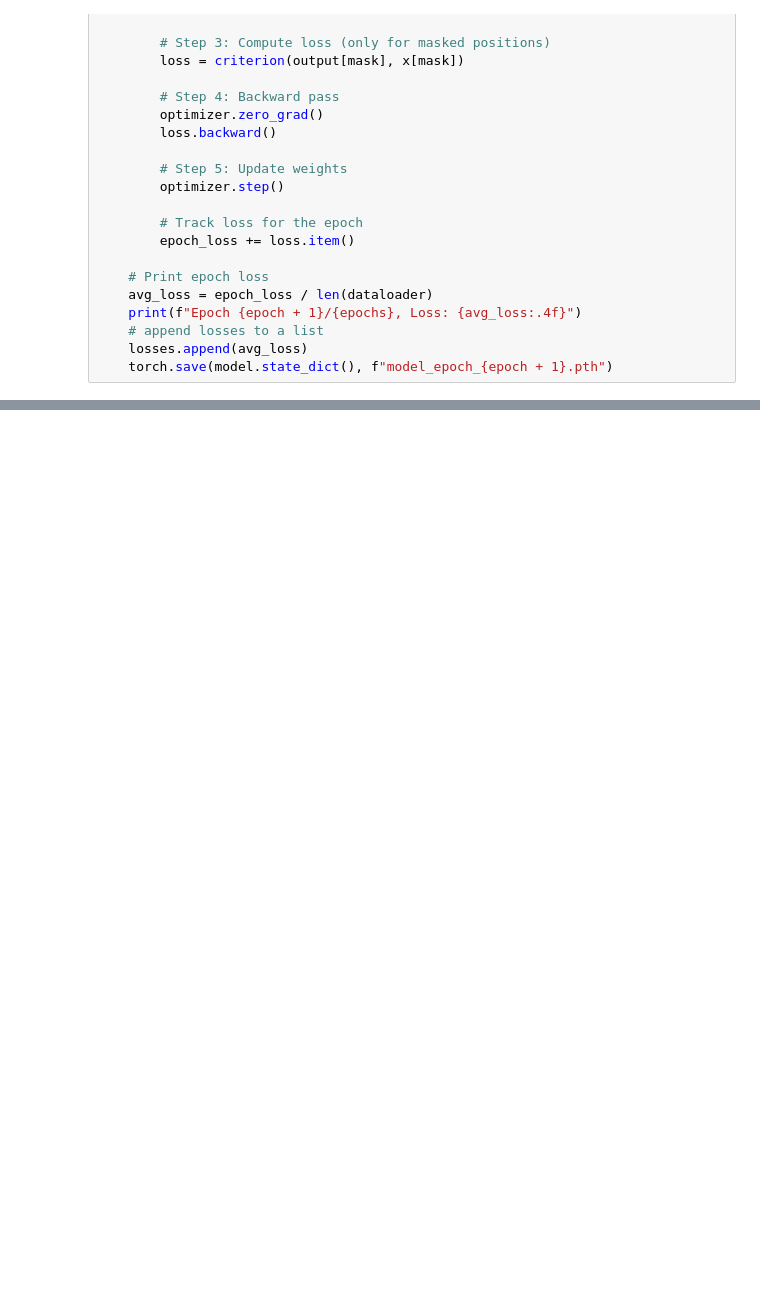
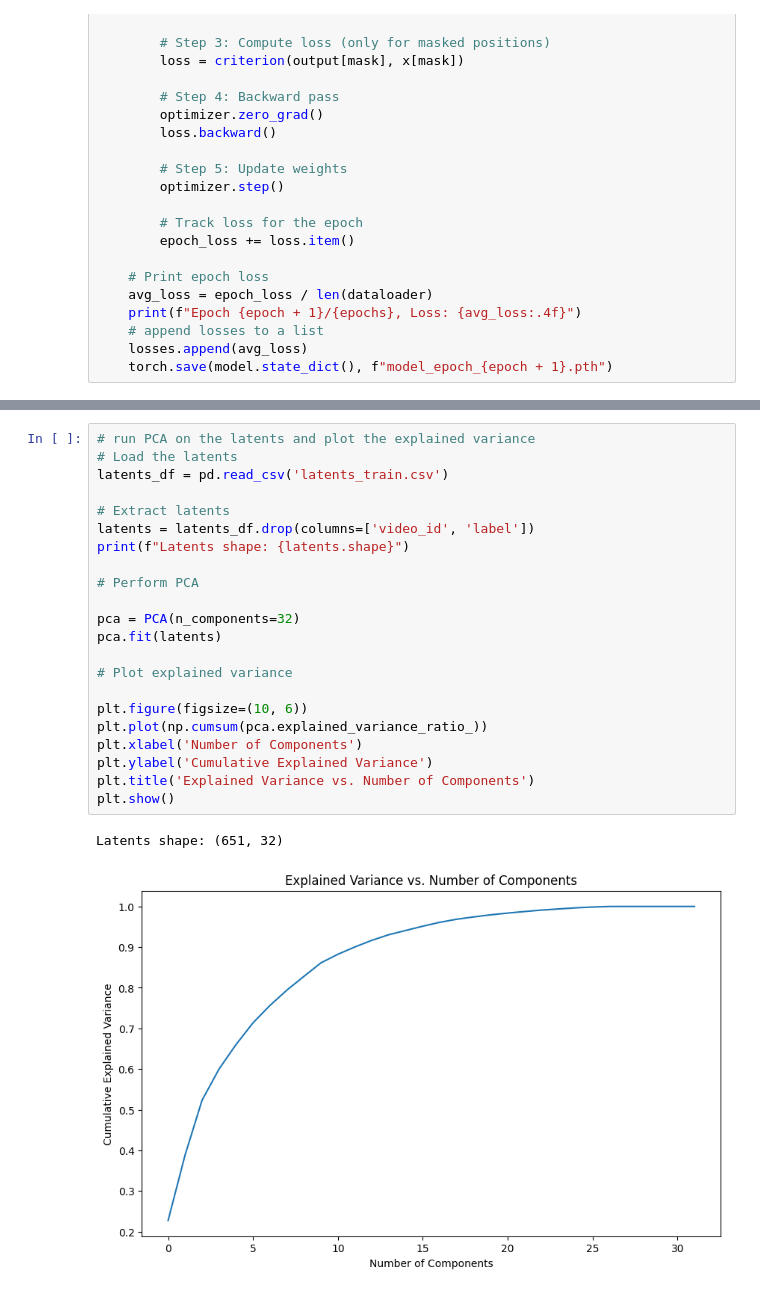
Before and after one commit to quietscientist/gma_score_prediction_from_video, a Jupyter notebook: 3_RunPretraining.ipynb, the cells around one changed output, grey strips where cells are left out. Drawn from its saved outputs; the diff is of its cells as text; blank space fills up the shorter version.

```diff
--- a/3_RunPretraining.ipynb
+++ b/3_RunPretraining.ipynb
@@ -528,0 +373,25 @@ print(f"Validation Accuracy: {accuracy:.2f}")
+# %%
+# run PCA on the latents and plot the explained variance
+# Load the latents
+latents_df = pd.read_csv('latents_train.csv')
+
+# Extract latents
+latents = latents_df.drop(columns=['video_id', 'label'])
+print(f"Latents shape: {latents.shape}")
+
+# Perform PCA
+
+pca = PCA(n_components=32)
+pca.fit(latents)
+
+# Plot explained variance
+
+plt.figure(figsize=(10, 6))
+plt.plot(np.cumsum(pca.explained_variance_ratio_))
+plt.xlabel('Number of Components')
+plt.ylabel('Cumulative Explained Variance')
+plt.title('Explained Variance vs. Number of Components')
+plt.show()
+# %% [output]
+Latents shape: (651, 32)
+[figure, added]
```
Also changed, not shown: parts of 46 cells of this notebook.
